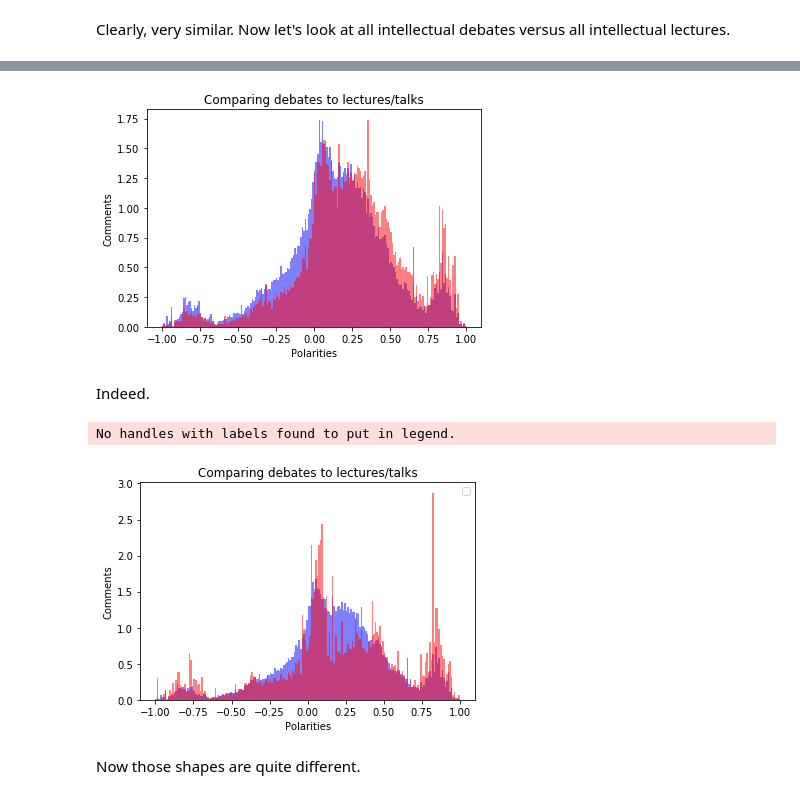
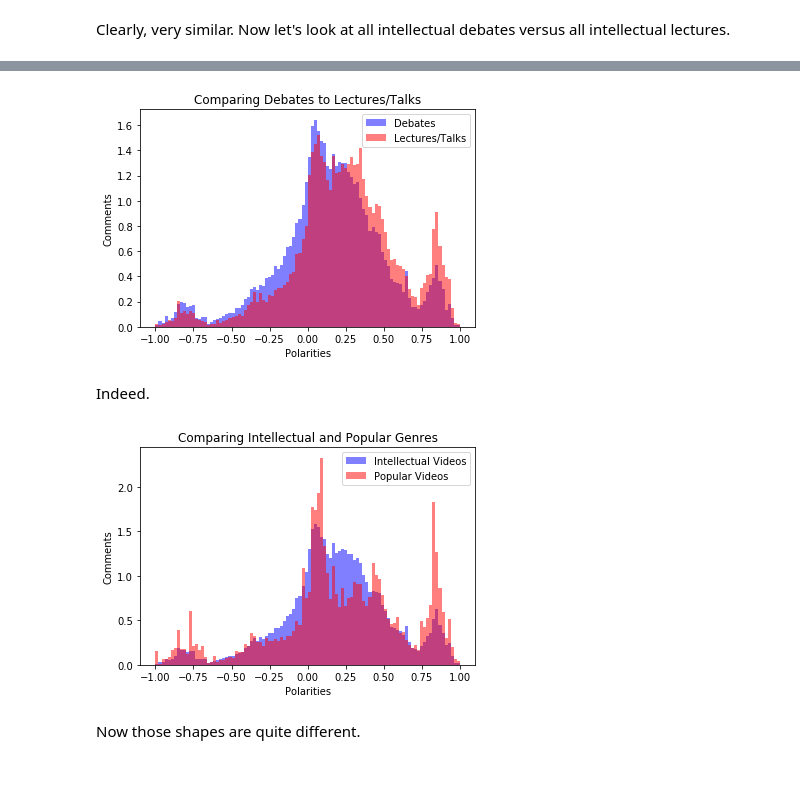
Before and after one commit to AaronFried/data-science-fundamentals, a Jupyter notebook: prep/capstone/prep-capstone-report.ipynb, the cells around one changed output, grey strips where cells are left out. Saved outputs shown, nothing was run; the diff lists cells and outputs as text; code cells hidden in the pictures.

```diff
--- a/prep/capstone/prep-capstone-report.ipynb
+++ b/prep/capstone/prep-capstone-report.ipynb
@@ -355,24 +351,24 @@ SyntaxError: invalid syntax (<ipython-input-58-92394cdac488>, line 2)
 # %%
-plt.hist(comments.loc[(comments['Genre']=='Intellectual') & (comments['Debate']==True)]['Polarity'].dropna(), normed=True, color='blue', bins=200, alpha=.5, range=(-1, 1))
-plt.hist(comments.loc[(comments['Genre']=='Intellectual') & (comments['Debate']==False)]['Polarity'].dropna(), normed=True, color='red', bins=200, alpha=.5, range=(-1, 1))
+plt.hist(comments.loc[(comments['Genre']=='Intellectual') & (comments['Debate']==True)]['Polarity'].dropna(), normed=True, color='blue', bins=100, alpha=.5, range=(-1, 1), label='Debates')
+plt.hist(comments.loc[(comments['Genre']=='Intellectual') & (comments['Debate']==False)]['Polarity'].dropna(), normed=True, color='red', bins=100, alpha=.5, range=(-1, 1), label='Lectures/Talks')
 plt.ylabel('Comments')
 plt.xlabel('Polarities')
-plt.title('Comparing debates to lectures/talks')
+plt.title('Comparing Debates to Lectures/Talks')
+plt.legend()
 plt.show()
 # %% [output]
-[figure, old version]
+[figure, new version]
 # %% [markdown]
 Indeed.
 # %%
-plt.hist(comments.loc[(comments['Genre']=='Intellectual')]['Polarity'].dropna(), normed=True, color='blue', bins=200, alpha=.5, range=(-1, 1))
-plt.hist(comments.loc[(comments['Genre']=='Popular')]['Polarity'].dropna(), normed=True, color='red', bins=200, alpha=.5, range=(-1, 1))
+plt.hist(comments.loc[(comments['Genre']=='Intellectual')]['Polarity'].dropna(), normed=True, color='blue', bins=100, alpha=.5, range=(-1, 1), label='Intellectual Videos')
+plt.hist(comments.loc[(comments['Genre']=='Popular')]['Polarity'].dropna(), normed=True, color='red', bins=100, alpha=.5, range=(-1, 1), label='Popular Videos')
 plt.ylabel('Comments')
 plt.xlabel('Polarities')
-plt.title('Comparing debates to lectures/talks')
+plt.title('Comparing Intellectual and Popular Genres')
 plt.legend()
 plt.show()
 # %% [output]
-No handles with labels found to put in legend.
-[figure, old version]
+[figure, new version]
 # %% [markdown]
 Now those shapes are quite different.
```
Also changed, not shown: parts of 14 cells of this notebook.
